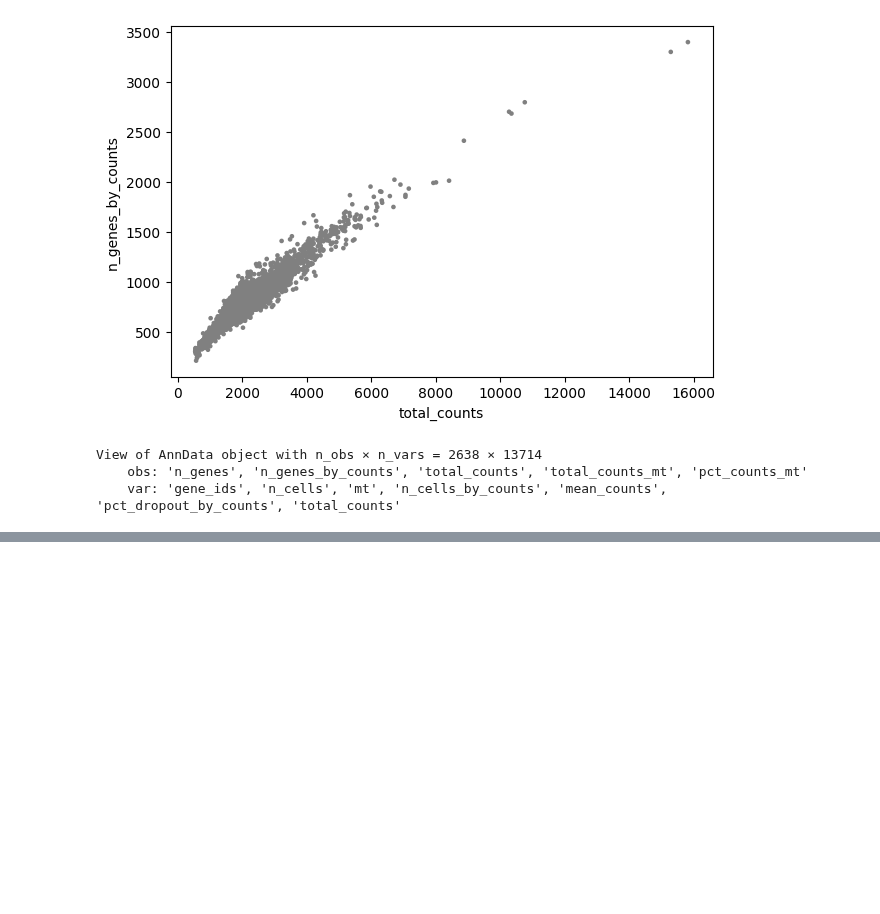
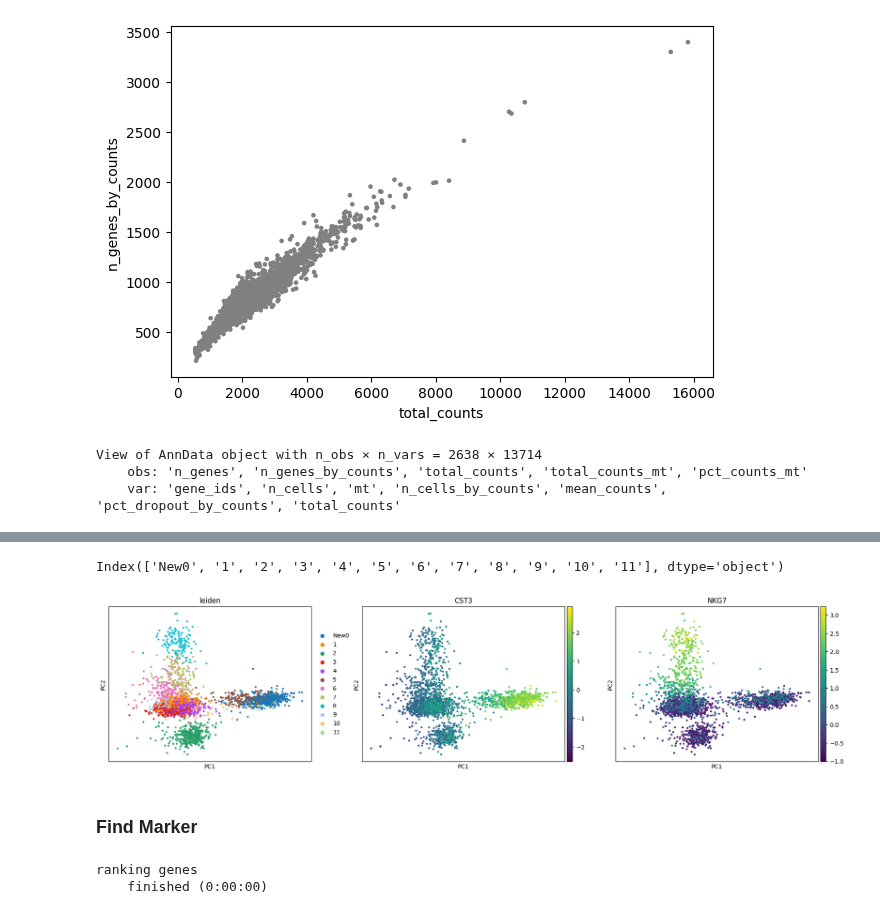
Before and after one commit to Jiarong-L/notes, a Jupyter notebook: docs/Bioinfo/Blocks/Scanpy/scanpy.ipynb, the cells around one changed output, grey strips where cells are left out. Saved outputs shown, nothing was run; the diff lists cells and outputs as text; code cells hidden in the pictures; blank space fills up the shorter version.

```diff
--- a/docs/Bioinfo/Blocks/Scanpy/scanpy.ipynb
+++ b/docs/Bioinfo/Blocks/Scanpy/scanpy.ipynb
@@ -75,0 +152,16 @@ View of AnnData object with n_obs × n_vars = 2638 × 13714
+# %%
+adata.obs['leiden'] = adata.obs['leiden'].cat.rename_categories({'0':'New0'})
+adata.obs['leiden'].cat.categories
+# %% [output]
+Index(['New0', '1', '2', '3', '4', '5', '6', '7', '8', '9', '10', '11'], dtype='object')
+# %%
+sc.pl.pca(adata, color=["leiden", "CST3", "NKG7"])
+# %% [output]
+[figure, added]
+# %% [markdown]
+### Find Marker
+# %%
+sc.tl.rank_genes_groups(adata, "leiden", method="t-test")
+# %% [output]
+ranking genes
+    finished (0:00:00)
```
Also changed, not shown: parts of 20 cells of this notebook, 6 other files.
